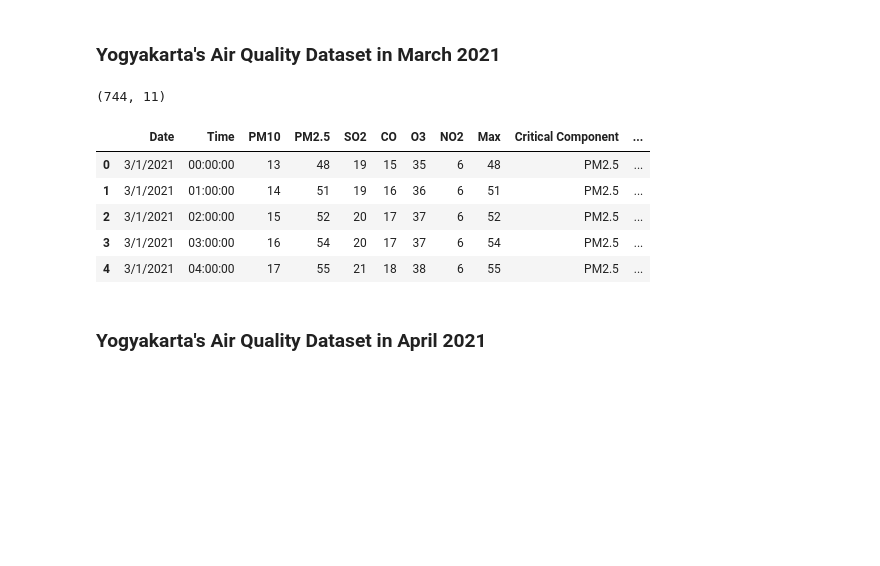
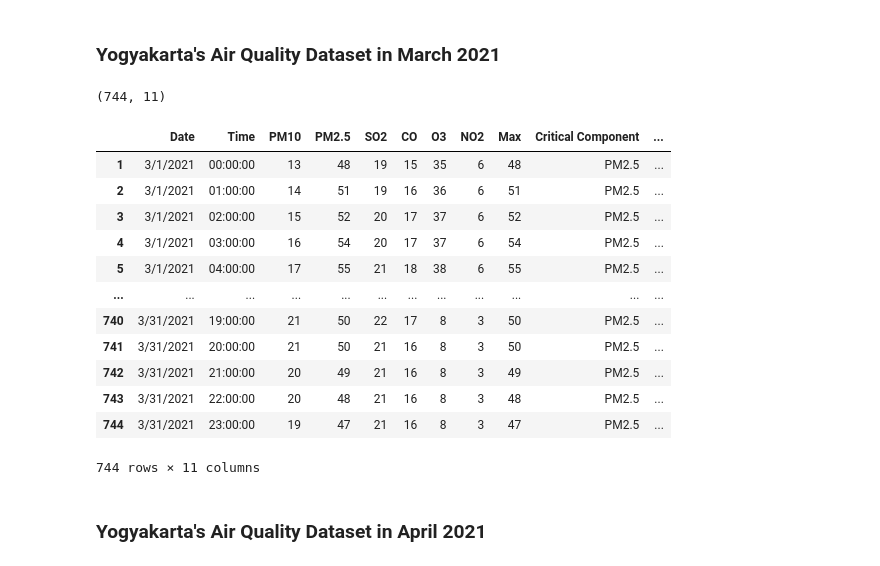
Before and after one commit to dapinn-yy/STATISTIKA-EDA, a Jupyter notebook: eda_kelompok_12.ipynb, the cells around one changed output. Cells and saved outputs as stored; diff of their text form; code cells hidden in the pictures; blank space fills up the shorter version.

```diff
--- a/eda_kelompok_12.ipynb
+++ b/eda_kelompok_12.ipynb
@@ -115,17 +245,25 @@ df.head()
 # %%
 import pandas as pd
 
 df = pd.read_csv("03-jogja-mar-2021.csv")
 print(df.shape)  # (jumlah baris, jumlah kolom)
-df.head()
+df.index = df.index + 1
+df.head(744)
 # %% [output]
 (744, 11)
 |  | Date | Time | PM10 | PM2.5 | SO2 | CO | O3 | NO2 | Max | Critical Component | ... |
-| 0 | 3/1/2021 | 00:00:00 | 13 | 48 | 19 | 15 | 35 | 6 | 48 | PM2.5 | ... |
-| 1 | 3/1/2021 | 01:00:00 | 14 | 51 | 19 | 16 | 36 | 6 | 51 | PM2.5 | ... |
-| 2 | 3/1/2021 | 02:00:00 | 15 | 52 | 20 | 17 | 37 | 6 | 52 | PM2.5 | ... |
-| 3 | 3/1/2021 | 03:00:00 | 16 | 54 | 20 | 17 | 37 | 6 | 54 | PM2.5 | ... |
-| 4 | 3/1/2021 | 04:00:00 | 17 | 55 | 21 | 18 | 38 | 6 | 55 | PM2.5 | ... |
+| 1 | 3/1/2021 | 00:00:00 | 13 | 48 | 19 | 15 | 35 | 6 | 48 | PM2.5 | ... |
+| 2 | 3/1/2021 | 01:00:00 | 14 | 51 | 19 | 16 | 36 | 6 | 51 | PM2.5 | ... |
+| 3 | 3/1/2021 | 02:00:00 | 15 | 52 | 20 | 17 | 37 | 6 | 52 | PM2.5 | ... |
+| 4 | 3/1/2021 | 03:00:00 | 16 | 54 | 20 | 17 | 37 | 6 | 54 | PM2.5 | ... |
+| 5 | 3/1/2021 | 04:00:00 | 17 | 55 | 21 | 18 | 38 | 6 | 55 | PM2.5 | ... |
+| ... | ... | ... | ... | ... | ... | ... | ... | ... | ... | ... | ... |
+| 740 | 3/31/2021 | 19:00:00 | 21 | 50 | 22 | 17 | 8 | 3 | 50 | PM2.5 | ... |
+| 741 | 3/31/2021 | 20:00:00 | 21 | 50 | 21 | 16 | 8 | 3 | 50 | PM2.5 | ... |
+| 742 | 3/31/2021 | 21:00:00 | 20 | 49 | 21 | 16 | 8 | 3 | 49 | PM2.5 | ... |
+| 743 | 3/31/2021 | 22:00:00 | 20 | 48 | 21 | 16 | 8 | 3 | 48 | PM2.5 | ... |
+| 744 | 3/31/2021 | 23:00:00 | 19 | 47 | 21 | 16 | 8 | 3 | 47 | PM2.5 | ... |
+744 rows × 11 columns
 # %% [markdown]
 ### **Yogyakarta's Air Quality Dataset in April 2021**
 # %%
```
Also changed, not shown: parts of 31 cells of this notebook.
